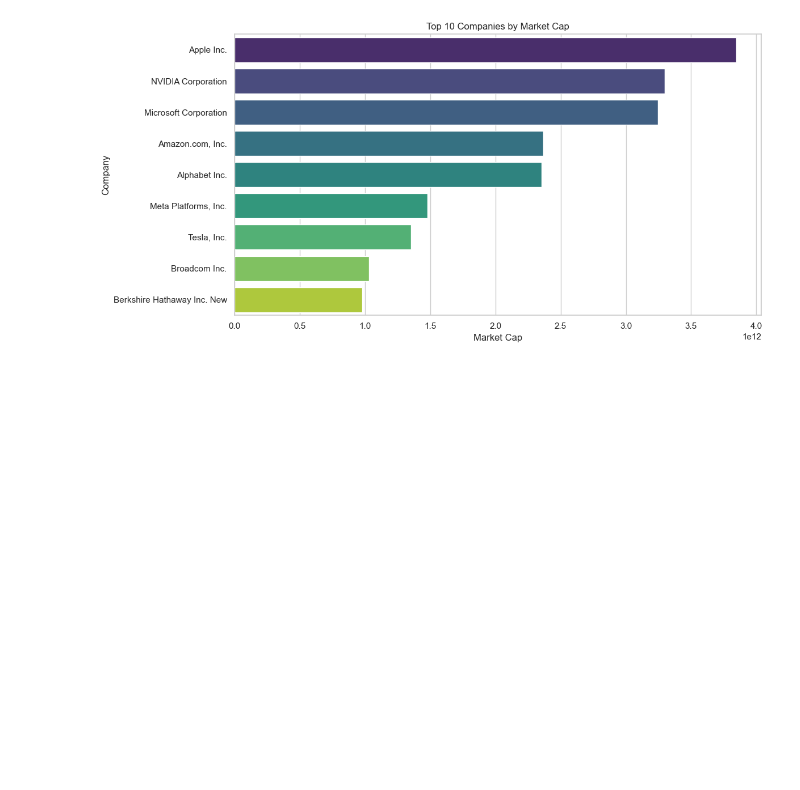
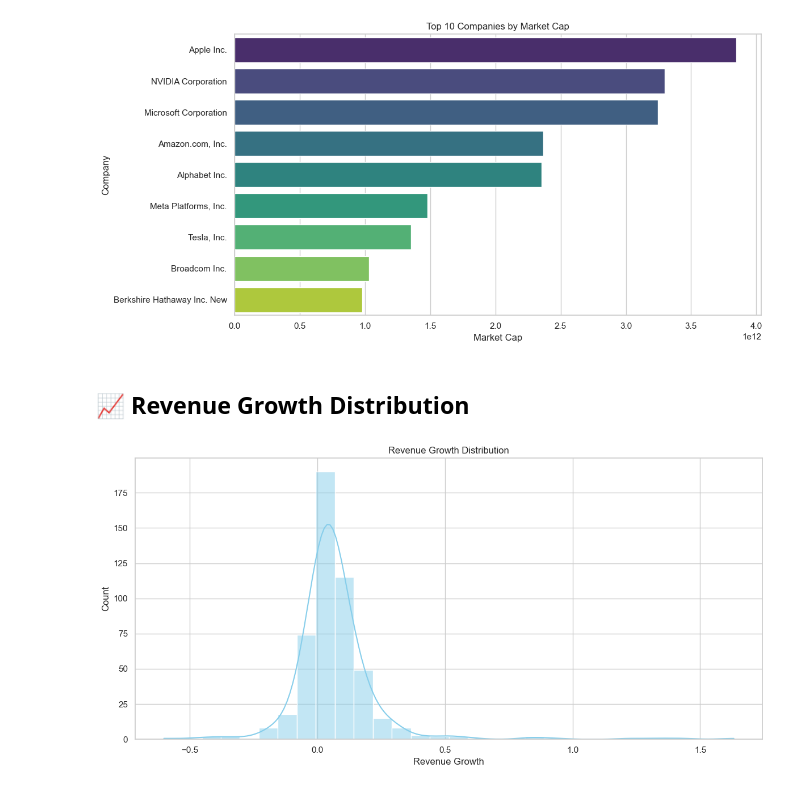
Before and after one commit to ikebude/S-P-500-ED-Analysis, a Jupyter notebook: SP500 ED Analysis.ipynb, the cells around one changed output. Saved outputs shown, nothing was run; the diff lists cells and outputs as text; code cells hidden in the pictures; blank space fills up the shorter version.

```diff
--- a/SP500 ED Analysis.ipynb
+++ b/SP500 ED Analysis.ipynb
@@ -129,3 +129,14 @@ Passing `palette` without assigning `hue` is deprecated and will be removed in v
 
   sns.barplot(data=top_marketcap, x="marketcap", y="shortname", palette="viridis")
 [figure]
+# %% [markdown]
+## 📈 Revenue Growth Distribution
+# %%
+plt.figure()
+sns.histplot(df["revenuegrowth"], bins=30, kde=True, color="skyblue")
+plt.title("Revenue Growth Distribution")
+plt.xlabel("Revenue Growth")
+plt.tight_layout()
+plt.show()
+# %% [output]
+[figure, added]
```
Also changed, not shown: parts of 9 cells of this notebook.
